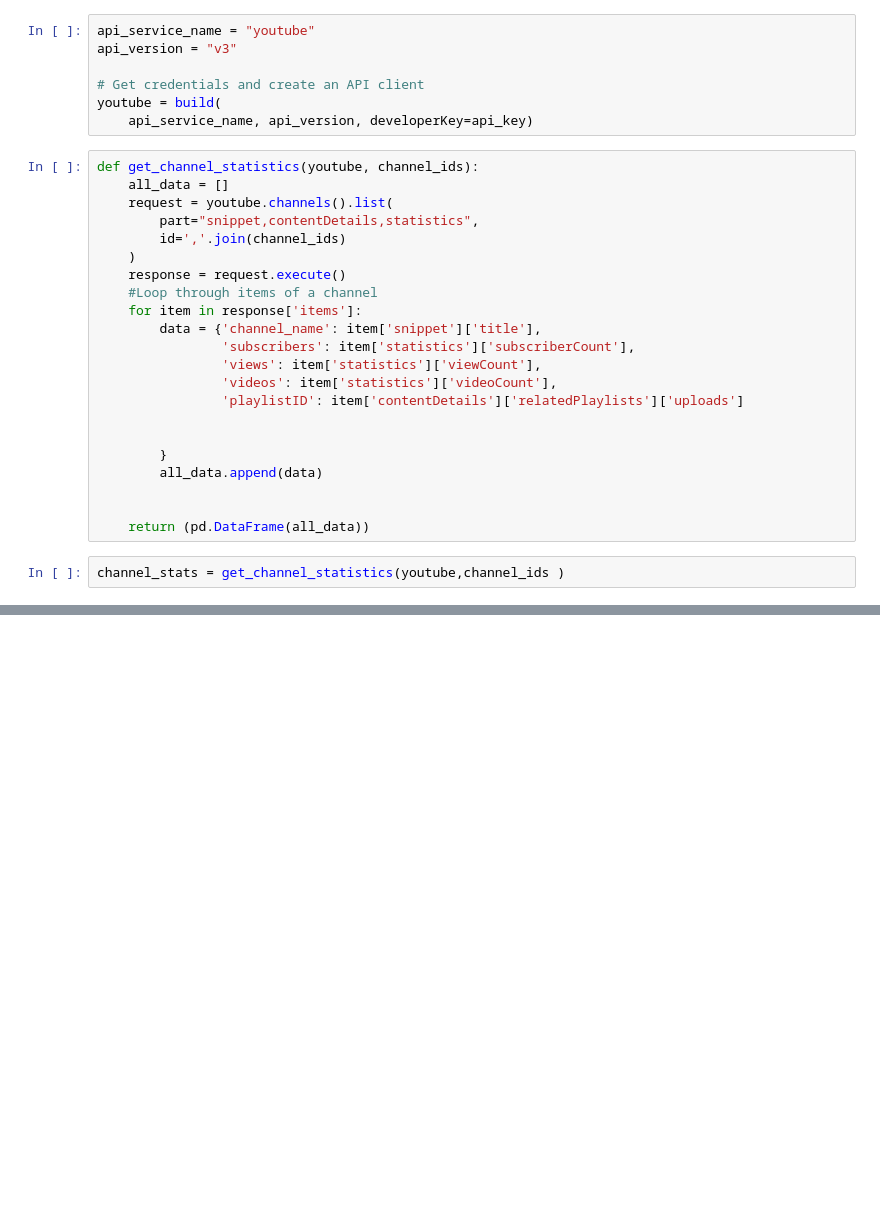
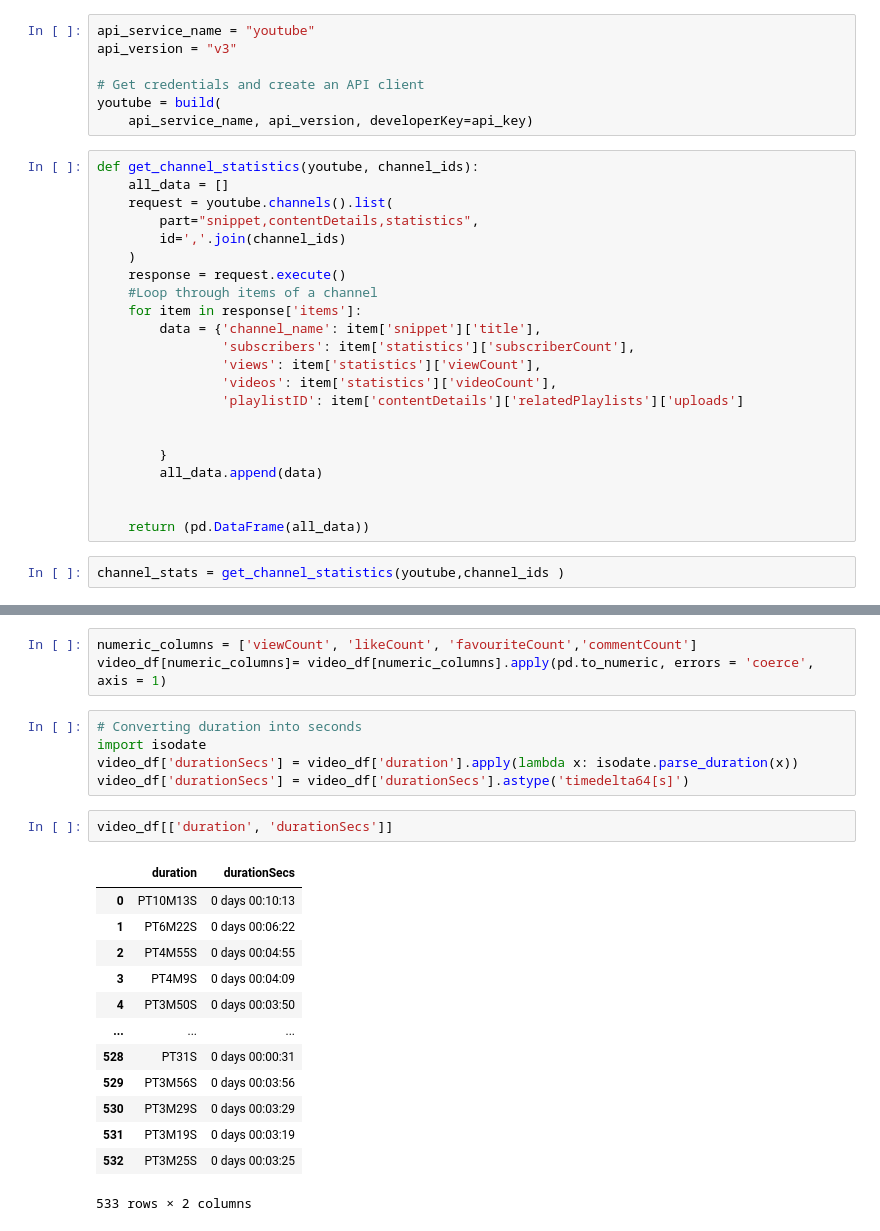
Before and after one commit to Keerthana-Allam/YouTube-API-Project, a Jupyter notebook: main.ipynb, the cells around one changed output, grey strips where cells are left out. Saved outputs shown, nothing was run; the diff lists cells and outputs as text; blank space fills up the shorter version.

```diff
--- a/main.ipynb
+++ b/main.ipynb
@@ -46,0 +212,24 @@ channel_stats
+# %%
+numeric_columns = ['viewCount', 'likeCount', 'favouriteCount','commentCount']
+video_df[numeric_columns]= video_df[numeric_columns].apply(pd.to_numeric, errors = 'coerce', axis = 1)
+# %%
+# Converting duration into seconds
+import isodate
+video_df['durationSecs'] = video_df['duration'].apply(lambda x: isodate.parse_duration(x))
+video_df['durationSecs'] = video_df['durationSecs'].astype('timedelta64[s]')
+# %%
+video_df[['duration', 'durationSecs']]
+# %% [output]
+|  | duration | durationSecs |
+| 0 | PT10M13S | 0 days 00:10:13 |
+| 1 | PT6M22S | 0 days 00:06:22 |
+| 2 | PT4M55S | 0 days 00:04:55 |
+| 3 | PT4M9S | 0 days 00:04:09 |
+| 4 | PT3M50S | 0 days 00:03:50 |
+| ... | ... | ... |
+| 528 | PT31S | 0 days 00:00:31 |
+| 529 | PT3M56S | 0 days 00:03:56 |
+| 530 | PT3M29S | 0 days 00:03:29 |
+| 531 | PT3M19S | 0 days 00:03:19 |
+| 532 | PT3M25S | 0 days 00:03:25 |
+533 rows × 2 columns
```
Also changed, not shown: parts of 10 cells of this notebook.
